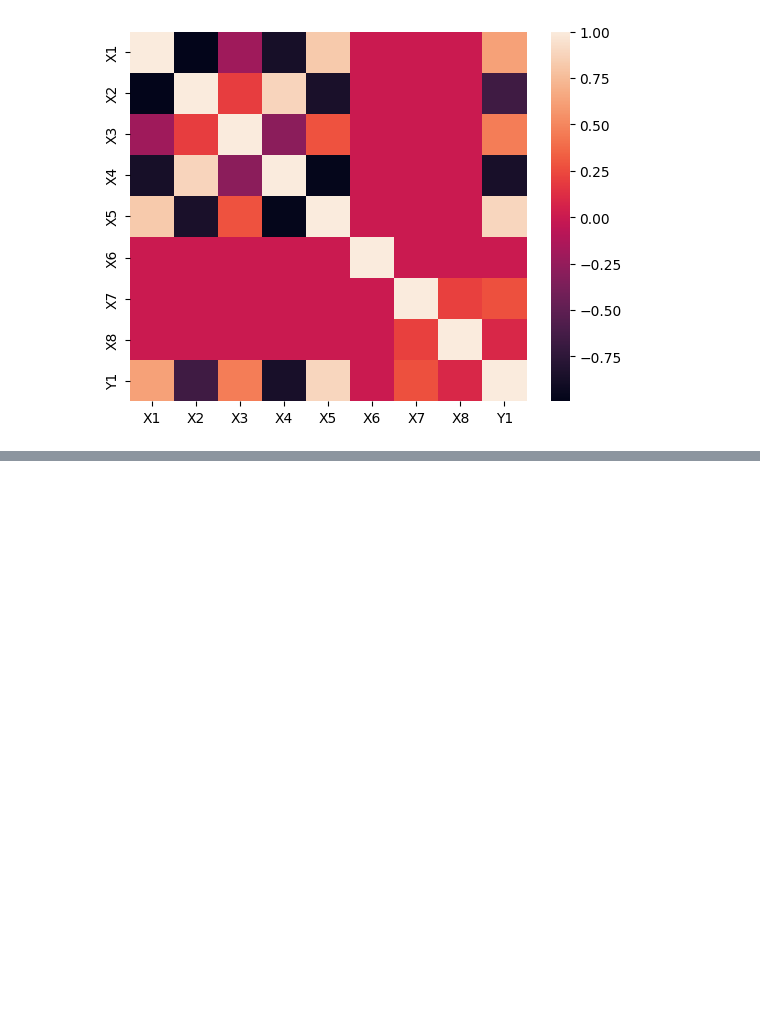
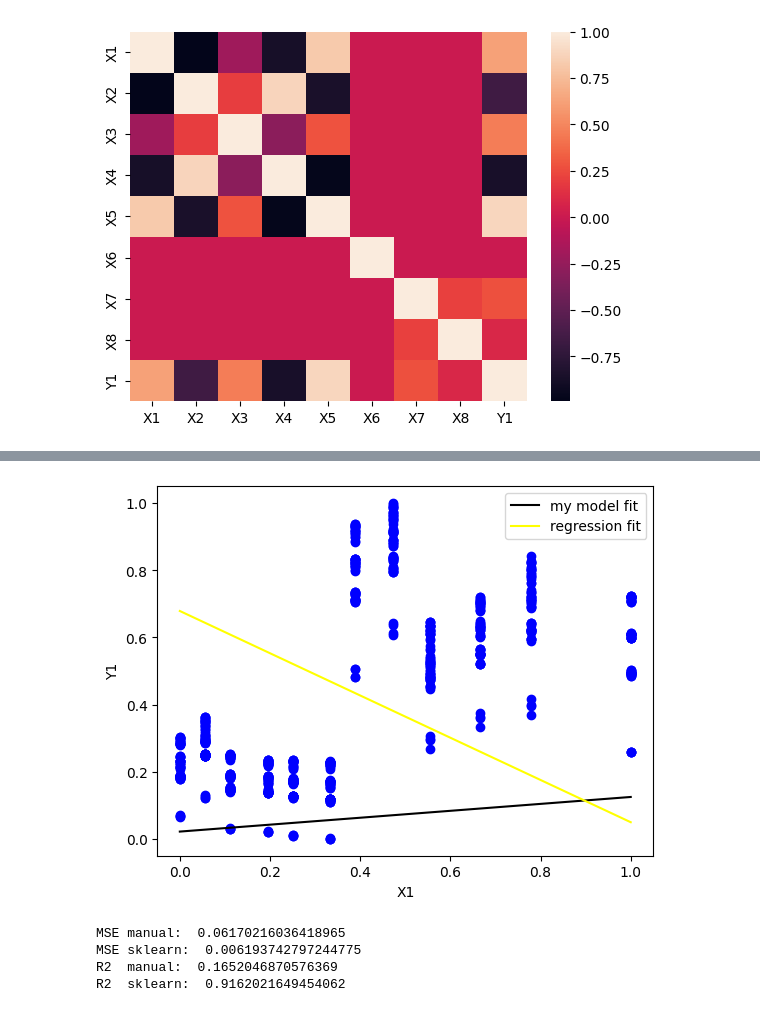
Before and after one commit to HAsadi99/Energy-Efficiency, a Jupyter notebook: feature_extraction.ipynb, the cells around one changed output, grey strips where cells are left out. Saved outputs shown, nothing was run; the diff lists cells and outputs as text; code cells hidden in the pictures; blank space fills up the shorter version.

```diff
--- a/feature_extraction.ipynb
+++ b/feature_extraction.ipynb
@@ -199,0 +232,31 @@ SyntaxError: invalid syntax (896740006.py, line 27)
+# %%
+x1_data = dataframe_minmax['X1'].values
+y1_data = dataframe_minmax['Y1'].values
+
+y_predict = w[0] * x1_data + b
+y_model_regression = model.coef_[0,0] * x1_data + model.intercept_
+
+plt.scatter(x1_data , y1_data , color = 'blue')
+plt.plot(x1_data, y_predict , color = 'black' , label = 'my model fit')
+plt.plot(x1_data,y_model_regression ,color = 'yellow' , label = 'regression fit')
+plt.xlabel('X1')
+plt.ylabel('Y1')
+plt.legend()
+plt.show()
+# %% [output]
+[figure, added]
+# %%
+from sklearn.metrics import mean_squared_error , r2_score
+
+y_manual = np.dot(X,w) + b
+y_sklearn = model.predict(X)
+
+print("MSE manual: " , mean_squared_error(y,y_manual))
+print("MSE sklearn: " , mean_squared_error(y,y_sklearn))
+print("R2  manual: " , r2_score(y,y_manual))
+print("R2  sklearn: " , r2_score(y,y_sklearn))
+# %% [output]
+MSE manual:  0.06170216036418965
+MSE sklearn:  0.006193742797244775
+R2  manual:  0.1652046870576369
+R2  sklearn:  0.9162021649454062
```
Also changed, not shown: parts of 11 cells of this notebook, 1 other file.
